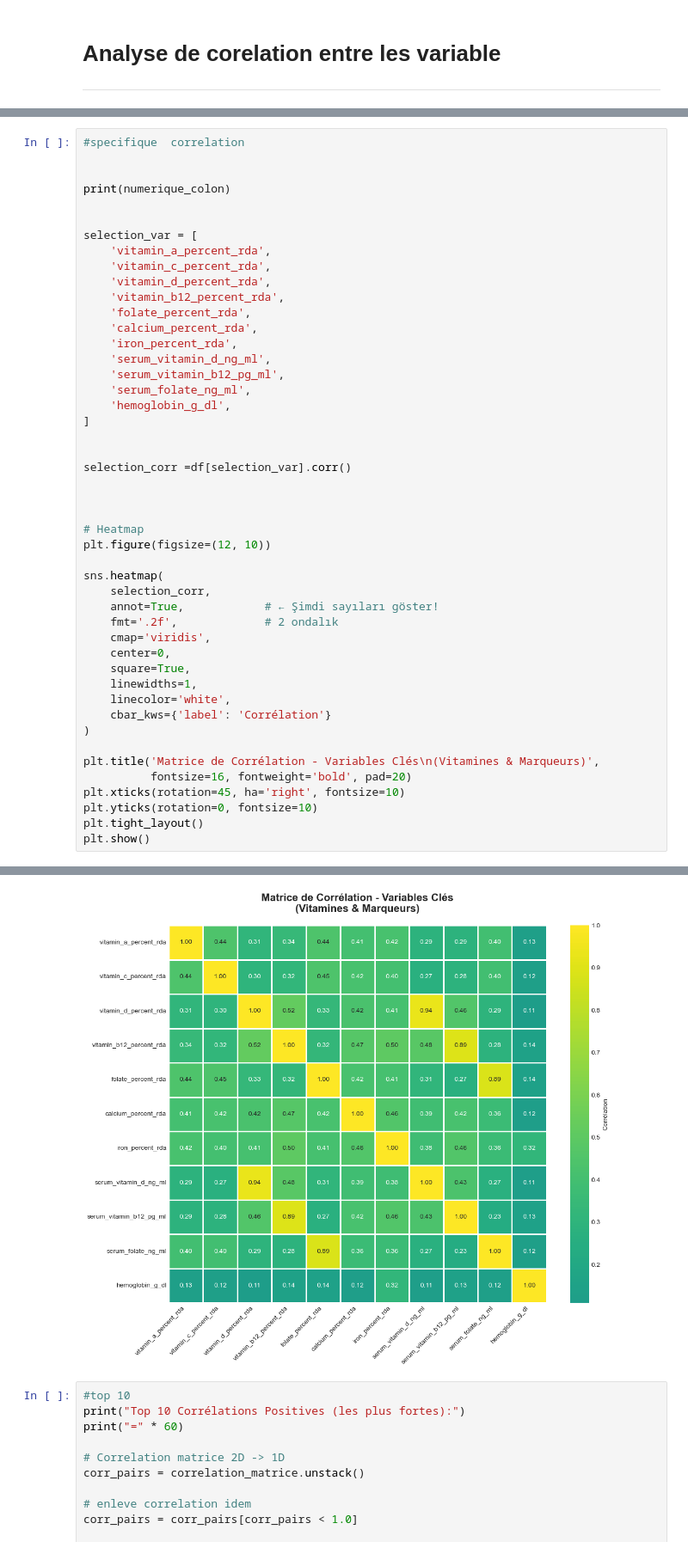
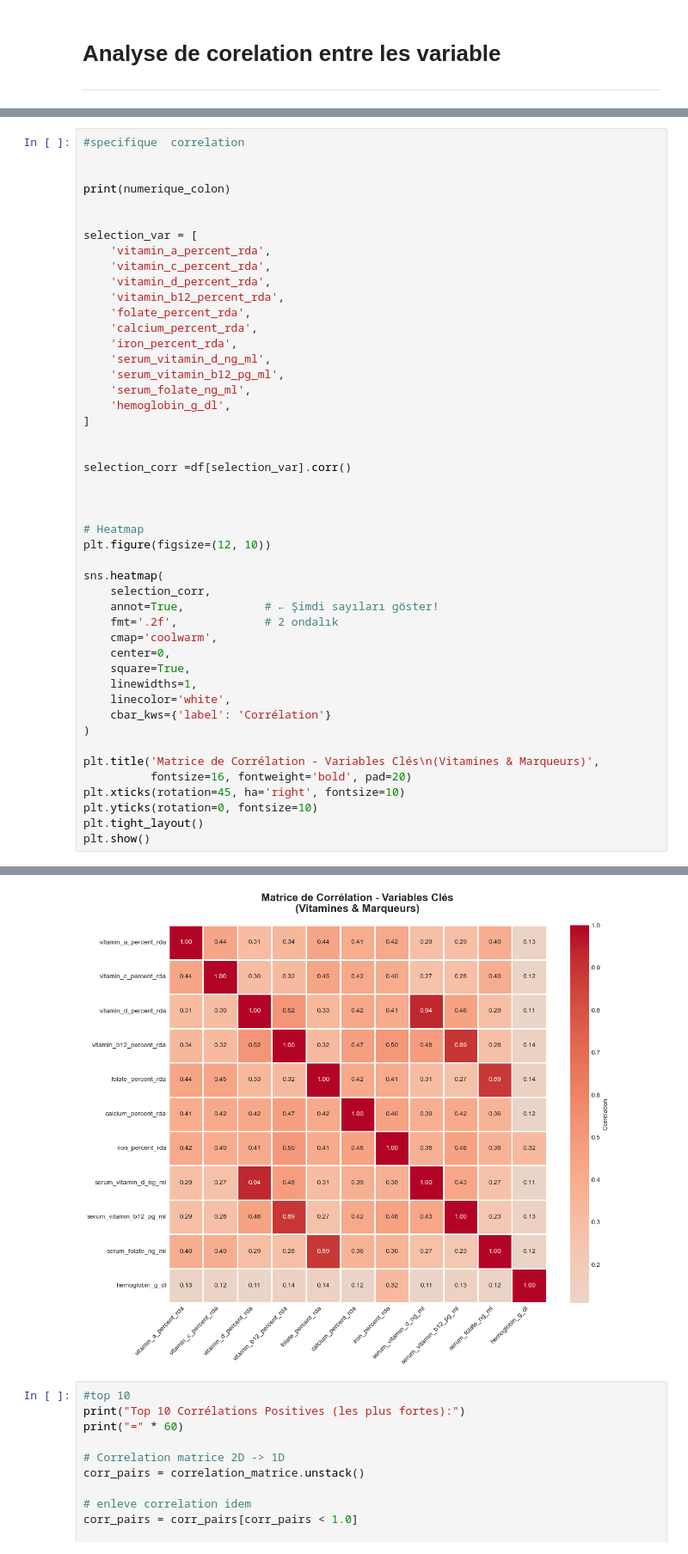
Before and after one commit to serdarvarl/projet_vitamin_IA, a Jupyter notebook: notebooks/data_vis.ipynb, the cells around one changed output, grey strips where cells are left out. Shown at 86% size. Drawn from its saved outputs; the diff is of its cells as text.

Commit message:
update data vis
regregresion liener update graph

```diff
--- a/notebooks/data_vis.ipynb
+++ b/notebooks/data_vis.ipynb
@@ -308,35 +308,35 @@ selection_var = [
     'hemoglobin_g_dl',
 ]
 
 
 selection_corr =df[selection_var].corr()
 
 
 
 # Heatmap
 plt.figure(figsize=(12, 10))
 
 sns.heatmap(
     selection_corr,
     annot=True,            # ← Şimdi sayıları göster!
     fmt='.2f',             # 2 ondalık
-    cmap='viridis',
+    cmap='coolwarm',
     center=0,
     square=True,
     linewidths=1,
     linecolor='white',
     cbar_kws={'label': 'Corrélation'}
 )
 
 plt.title('Matrice de Corrélation - Variables Clés\n(Vitamines & Marqueurs)',
           fontsize=16, fontweight='bold', pad=20)
 plt.xticks(rotation=45, ha='right', fontsize=10)
 plt.yticks(rotation=0, fontsize=10)
 plt.tight_layout()
 plt.show()
 # %% [output]
 ['age', 'bmi', 'vitamin_a_percent_rda', 'vitamin_c_percent_rda', 'vitamin_d_percent_rda', 'vitamin_e_percent_rda', 'vitamin_b12_percent_rda', 'folate_percent_rda', 'calcium_percent_rda', 'iron_percent ...
-[figure, old version]
+[figure, new version]
 # %%
 #top 10
 print("Top 10 Corrélations Positives (les plus fortes):")
```
Also changed, not shown: parts of 1 cell of this notebook.
